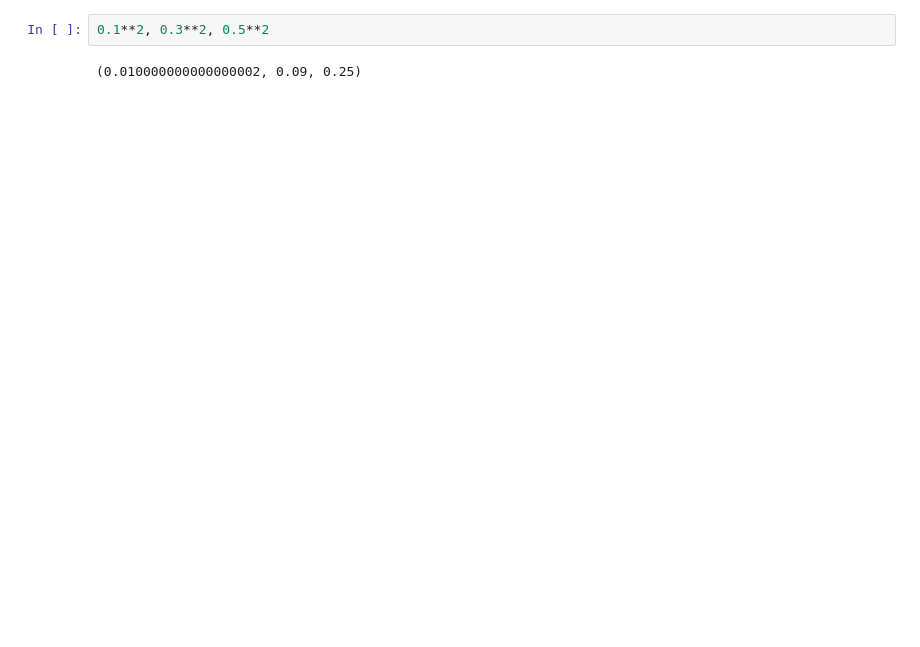
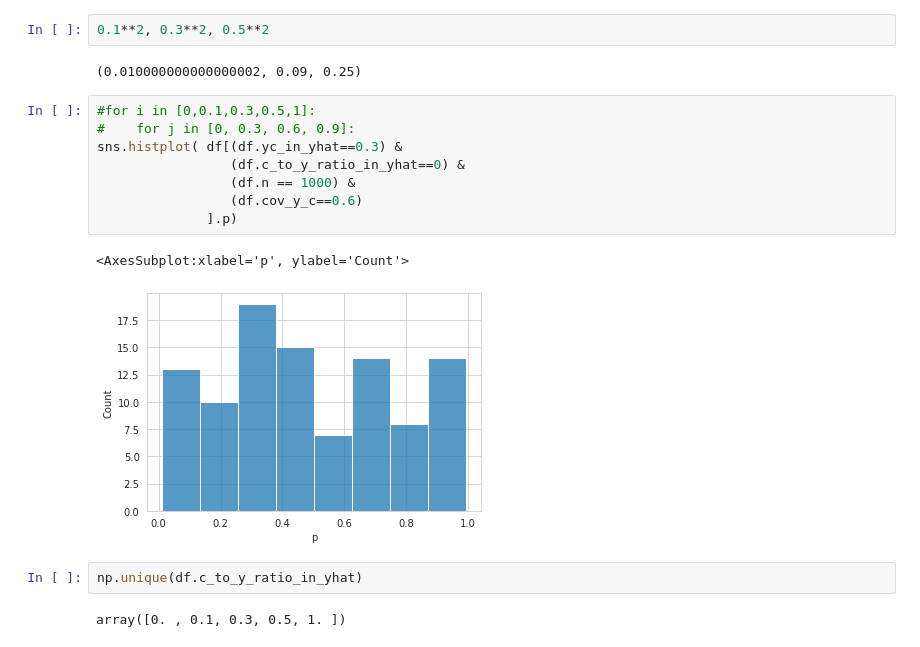
Before and after one commit to pni-lab/mlconfound, a Jupyter notebook: notebooks/plot_simulation_results_partial.ipynb, the cells around one changed output. Cells and saved outputs as stored; diff of their text form; blank space fills up the shorter version.

```diff
--- a/notebooks/plot_simulation_results_partial.ipynb
+++ b/notebooks/plot_simulation_results_partial.ipynb
@@ -524,3 +524,18 @@ np.mean(res), np.std(res)
 0.1**2, 0.3**2, 0.5**2
 # %% [output]
 (0.010000000000000002, 0.09, 0.25)
+# %%
+#for i in [0,0.1,0.3,0.5,1]:
+#    for j in [0, 0.3, 0.6, 0.9]:
+sns.histplot( df[(df.yc_in_yhat==0.3) &
+                 (df.c_to_y_ratio_in_yhat==0) &
+                 (df.n == 1000) &
+                 (df.cov_y_c==0.6)
+              ].p)
+# %% [output]
+<AxesSubplot:xlabel='p', ylabel='Count'>
+[figure, added]
+# %%
+np.unique(df.c_to_y_ratio_in_yhat)
+# %% [output]
+array([0. , 0.1, 0.3, 0.5, 1. ])
```
Also changed, not shown: parts of 12 cells of this notebook, 5 other files.
